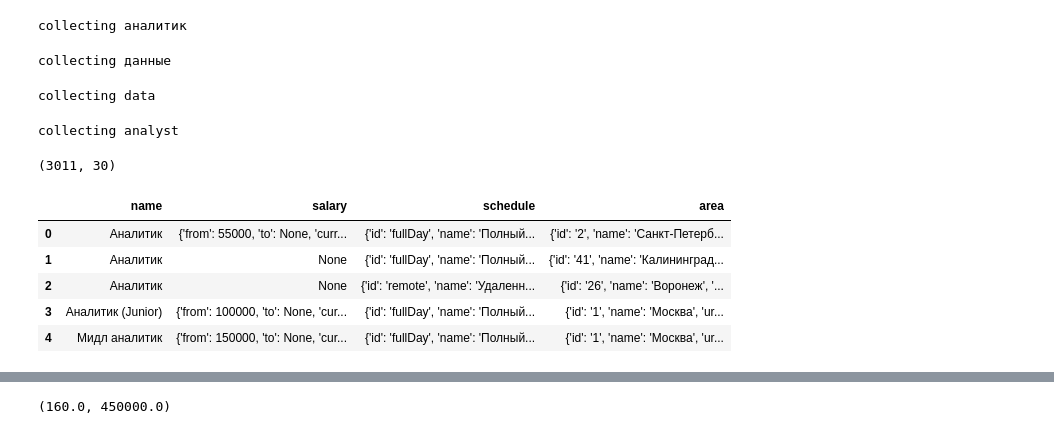
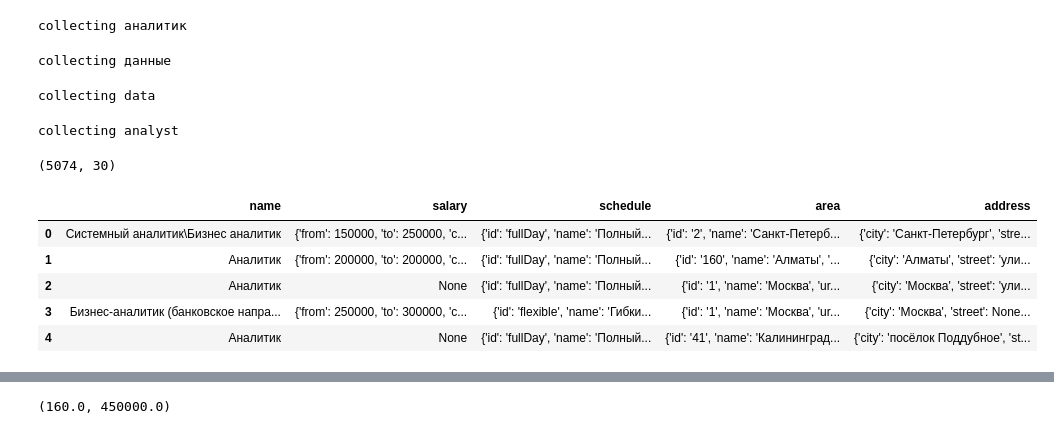
Before and after one commit to rufous86/hh_api, a Jupyter notebook: hh_api.ipynb, the cells around one changed output, grey strips where cells are left out. Saved outputs shown, nothing was run; the diff lists cells and outputs as text; code cells hidden in the pictures.

```diff
--- a/hh_api.ipynb
+++ b/hh_api.ipynb
@@ -9,7 +11,7 @@ plt.style.use('seaborn')
 import plotly.express as px
 # %%
 res = []
-def get_vacancy(vacancies, pages=10):
+def get_vacancy(vacancies, pages=30):
     for vacancy in vacancies:
         print(f'collecting {vacancy}')
         for page in tqdm(range(pages)):
@@ -19,30 +21,32 @@ def get_vacancy(vacancies, pages=10):
                 'per_page': 100
                 }
             req = requests.get('https://api.hh.ru/vacancies', params).json()
-            res.extend(req['items'])
+            if 'items' in req.keys():
+                res.extend(req['items'])
 
 vacancies = ['аналитик', 'данные', 'data', 'analyst']
 get_vacancy(vacancies)
 
-df = pd.DataFrame(res)
-df.shape
+data = pd.DataFrame(res)
+data.shape
 # %% [output]
 collecting аналитик
 collecting данные
 collecting data
 collecting analyst
-(3011, 30)
+(5074, 30)
 # %%
-columns = ['name', 'salary', 'schedule', 'area']
+df = data.copy()
+columns = ['name', 'salary', 'schedule', 'area', 'address']
 df = df[columns]
 df.head()
 # %% [output]
-|  | name | salary | schedule | area |
-| 0 | Аналитик | {'from': 55000, 'to': None, 'curr... | {'id': 'fullDay', 'name': 'Полный... | {'id': '2', 'name': 'Санкт-Петерб... |
-| 1 | Аналитик | None | {'id': 'fullDay', 'name': 'Полный... | {'id': '41', 'name': 'Калининград... |
-| 2 | Аналитик | None | {'id': 'remote', 'name': 'Удаленн... | {'id': '26', 'name': 'Воронеж', '... |
-| 3 | Аналитик (Junior) | {'from': 100000, 'to': None, 'cur... | {'id': 'fullDay', 'name': 'Полный... | {'id': '1', 'name': 'Москва', 'ur... |
-| 4 | Мидл аналитик | {'from': 150000, 'to': None, 'cur... | {'id': 'fullDay', 'name': 'Полный... | {'id': '1', 'name': 'Москва', 'ur... |
+|  | name | salary | schedule | area | address |
+| 0 | Системный аналитик\Бизнес аналитик | {'from': 150000, 'to': 250000, 'c... | {'id': 'fullDay', 'name': 'Полный... | {'id': '2', 'name': 'Санкт-Петерб... | {'city': 'Санкт-Петербург', 'stre... |
+| 1 | Аналитик | {'from': 200000, 'to': 200000, 'c... | {'id': 'fullDay', 'name': 'Полный... | {'id': '160', 'name': 'Алматы', '... | {'city': 'Алматы', 'street': 'ули... |
+| 2 | Аналитик | None | {'id': 'fullDay', 'name': 'Полный... | {'id': '1', 'name': 'Москва', 'ur... | {'city': 'Москва', 'street': 'ули... |
+| 3 | Бизнес-аналитик (банковское напра... | {'from': 250000, 'to': 300000, 'c... | {'id': 'flexible', 'name': 'Гибки... | {'id': '1', 'name': 'Москва', 'ur... | {'city': 'Москва', 'street': None... |
+| 4 | Аналитик | None | {'id': 'fullDay', 'name': 'Полный... | {'id': '41', 'name': 'Калининград... | {'city': 'посёлок Поддубное', 'st... |
 # %%
 df["city"] = (df["area"]
                      .apply(lambda x: x.get("name")
```
Also changed, not shown: parts of 14 cells of this notebook.
